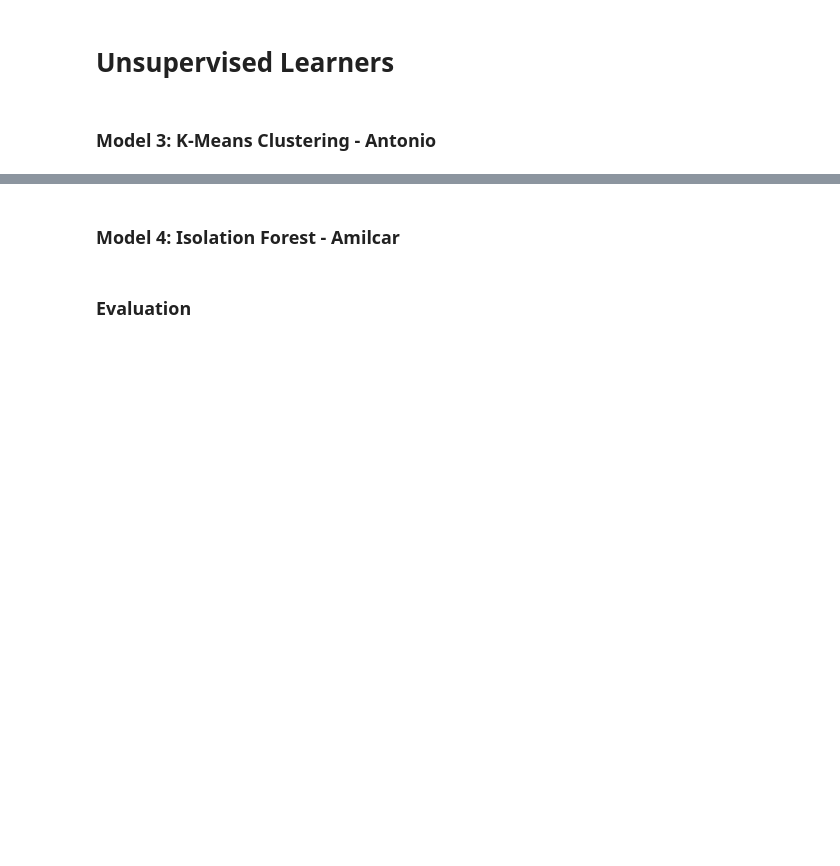
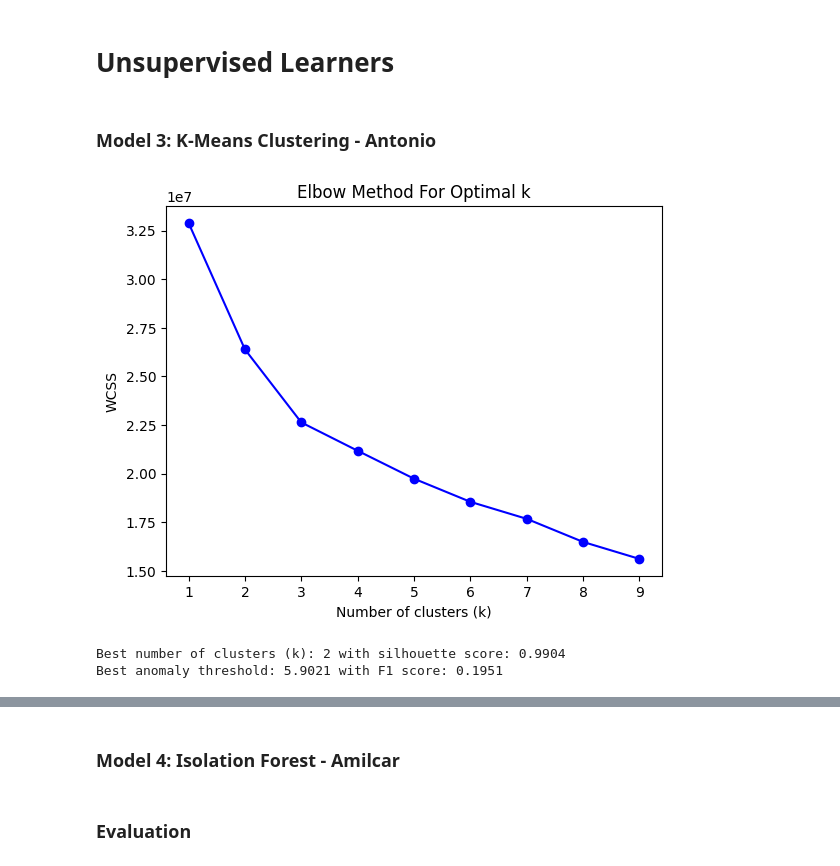
Before and after one commit to canguiano13/intrusion-detection, a Jupyter notebook: final.ipynb, the cells around one changed output, grey strips where cells are left out. Saved outputs shown, nothing was run; the diff lists cells and outputs as text; code cells hidden in the pictures; blank space fills up the shorter version.

Commit message:
Added K-means, (elbow method, hyperparams, eval, and visual)

```diff
--- a/final.ipynb
+++ b/final.ipynb
@@ -549,28 +549,78 @@ print(confusion_matrix(y_test, y_pred))
 # %%
 #use the elbow method to determine optimal number of clusters
 
 #initialize WCSS (within-cluster sum of squares) used to determine optimal # of clusters
 wcss = []
 
 #test different values of k (number of clusters) 1-9
 K = range(1, 10)
 
 #for each k, fit the model and calculate WCSS
 for k in K:
     kmeans = KMeans(n_clusters=k, random_state=42, n_init=10)
-    kmeans.fit(X)
+    kmeans.fit(X_train)
     wcss.append(kmeans.inertia_)
 
 plt.plot(K, wcss, 'bo-')
 plt.xlabel('Number of clusters (k)')
 plt.ylabel('WCSS')
 plt.title('Elbow Method For Optimal k')
 plt.show()
+# %% [output]
+[figure, added]
 # %%
 # hyperparameter tuning
+import numpy as np
+from sklearn.metrics import silhouette_score, f1_score
+from sklearn.cluster import KMeans
 
-#TODO implement hyperparam tuning
-#determine whether to use 2, 3, or 4 clusters
-#determine what anomaly threshold to use
+#Subsample the dataset to speed up tuning (otherwise takes too long)
+sample_size = 10000
+rng = np.random.RandomState(42)
+indices = rng.choice(X_train.shape[0], size=sample_size, replace=False)
+
+X_sampled = X_train.iloc[indices]
+y_sampled = y.iloc[indices].values  # subsample labels too
+
+#Hyperparameter tuning: determine best number of clusters (k)
+k_range = [2, 3, 4]
+best_k = None
+best_silhouette = -1
+
+for k in k_range:
+    kmeans = KMeans(n_clusters=k, random_state=42, n_init=10)
+    kmeans.fit(X_sampled)
+    silhouette = silhouette_score(X_sampled, kmeans.labels_)
+    if silhouette > best_silhouette:
+        best_silhouette = silhouette
+        best_k = k
+
+print(f"Best number of clusters (k): {best_k} with silhouette score: {best_silhouette:.4f}")
+
+#Fit KMeans with best_k
+kmeans = KMeans(n_clusters=best_k, random_state=42, n_init=10)
+kmeans.fit(X_sampled)
+
+#Compute distances to nearest cluster center
+distances = kmeans.transform(X_sampled)
+min_distances = np.min(distances, axis=1)
+
+#Tune anomaly threshold using F1 score
+best_threshold = None
+best_f1 = 0
+
+#Iterate over percentiles to find best threshold
+for p in range(80, 100):
+    threshold = np.percentile(min_distances, p)
+    preds = (min_distances >= threshold).astype(int)
+    score = f1_score(y_sampled, preds)
+    if score > best_f1:
+        best_f1 = score
+        best_threshold = threshold
+
+print(f"Best anomaly threshold: {best_threshold:.4f} with F1 score: {best_f1:.4f}")
+# %% [output]
+Best number of clusters (k): 2 with silhouette score: 0.9904
+Best anomaly threshold: 5.9021 with F1 score: 0.1951
 # %%
 #train model using optimal hyperparameters
```
Also changed, not shown: parts of 5 cells of this notebook.
